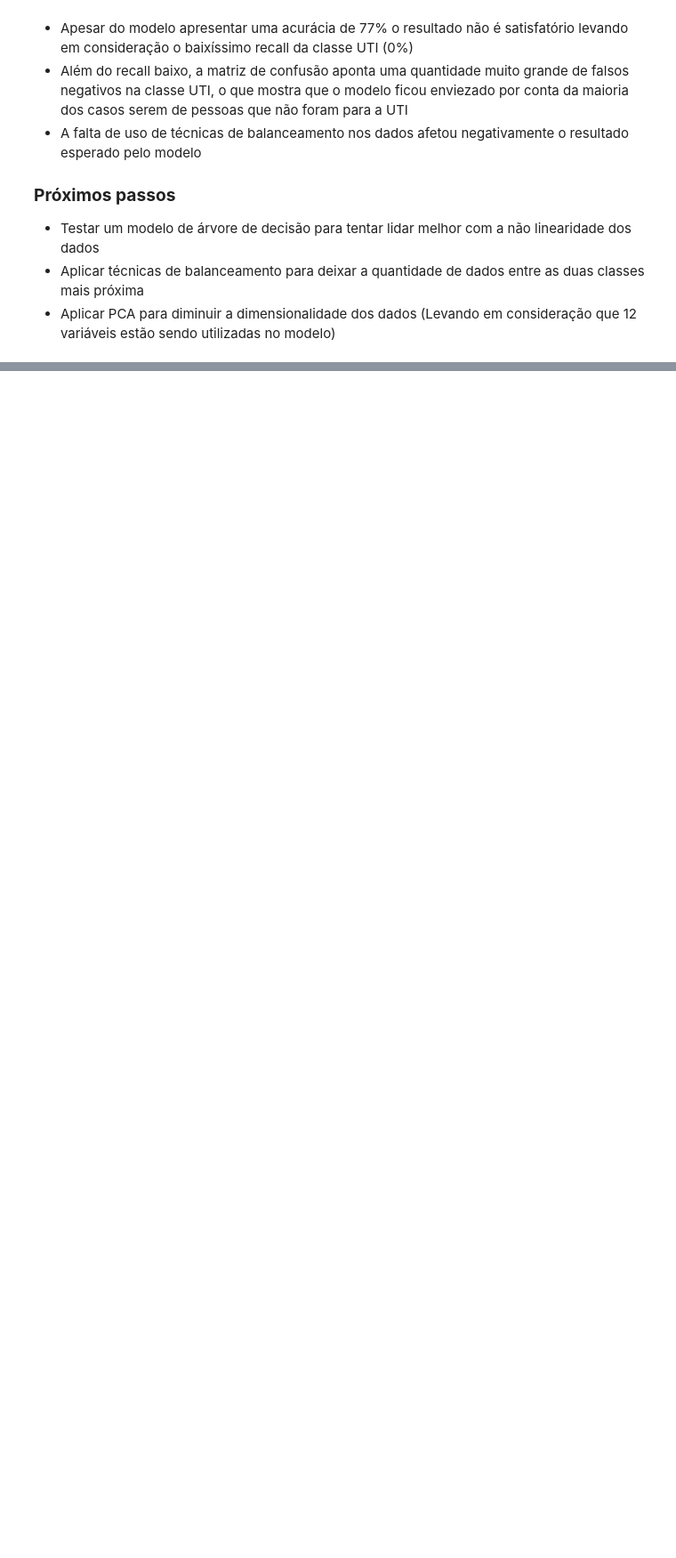
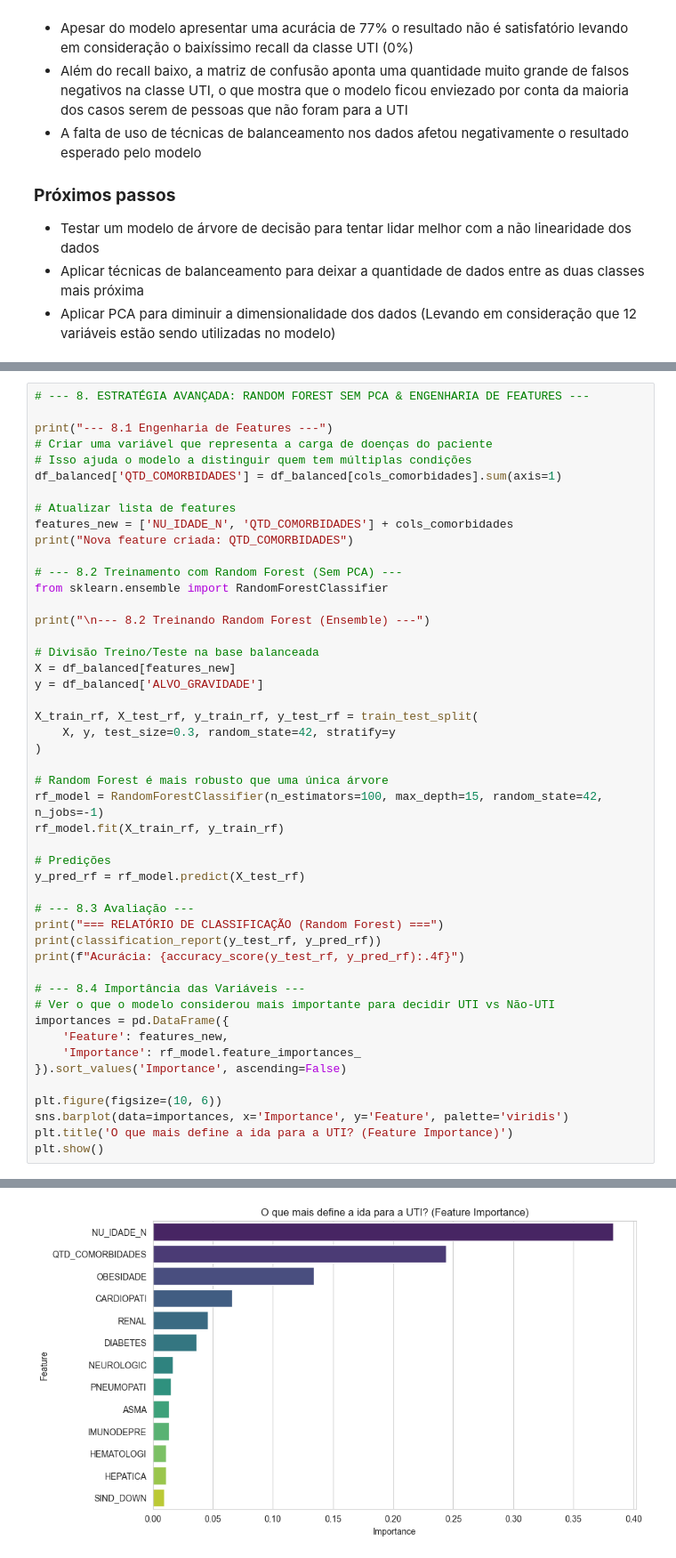
Before and after one commit to Andr3yGabriel/srag-analisis, a Jupyter notebook: main.ipynb, the cells around one changed output, grey strips where cells are left out. Shown: that part at 89% size. Drawn from its saved outputs; the diff is of its cells as text; blank space fills up the shorter version.

```diff
--- a/main.ipynb
+++ b/main.ipynb
@@ -630,0 +789,49 @@ Acurácia: 0.7775
+# %%
+# --- 8. ESTRATÉGIA AVANÇADA: RANDOM FOREST SEM PCA & ENGENHARIA DE FEATURES ---
+
+print("--- 8.1 Engenharia de Features ---")
+# Criar uma variável que representa a carga de doenças do paciente
+# Isso ajuda o modelo a distinguir quem tem múltiplas condições
+df_balanced['QTD_COMORBIDADES'] = df_balanced[cols_comorbidades].sum(axis=1)
+
+# Atualizar lista de features
+features_new = ['NU_IDADE_N', 'QTD_COMORBIDADES'] + cols_comorbidades
+print("Nova feature criada: QTD_COMORBIDADES")
+
+# --- 8.2 Treinamento com Random Forest (Sem PCA) ---
+from sklearn.ensemble import RandomForestClassifier
+
+print("\n--- 8.2 Treinando Random Forest (Ensemble) ---")
+
+# Divisão Treino/Teste na base balanceada
+X = df_balanced[features_new]
+y = df_balanced['ALVO_GRAVIDADE']
+
+X_train_rf, X_test_rf, y_train_rf, y_test_rf = train_test_split(
+    X, y, test_size=0.3, random_state=42, stratify=y
+)
+
+# Random Forest é mais robusto que uma única árvore
+rf_model = RandomForestClassifier(n_estimators=100, max_depth=15, random_state=42, n_jobs=-1)
+rf_model.fit(X_train_rf, y_train_rf)
+
+# Predições
+y_pred_rf = rf_model.predict(X_test_rf)
+
+# --- 8.3 Avaliação ---
+print("=== RELATÓRIO DE CLASSIFICAÇÃO (Random Forest) ===")
+print(classification_report(y_test_rf, y_pred_rf))
+print(f"Acurácia: {accuracy_score(y_test_rf, y_pred_rf):.4f}")
+
+# --- 8.4 Importância das Variáveis ---
+# Ver o que o modelo considerou mais importante para decidir UTI vs Não-UTI
+importances = pd.DataFrame({
+    'Feature': features_new,
+    'Importance': rf_model.feature_importances_
+}).sort_values('Importance', ascending=False)
+
+plt.figure(figsize=(10, 6))
+sns.barplot(data=importances, x='Importance', y='Feature', palette='viridis')
+plt.title('O que mais define a ida para a UTI? (Feature Importance)')
+plt.show()
+# %% [output]
@@ -630,0 +856 @@ Acurácia: 0.7775
+[figure, added]
```
Also changed, not shown: parts of 11 cells of this notebook.
